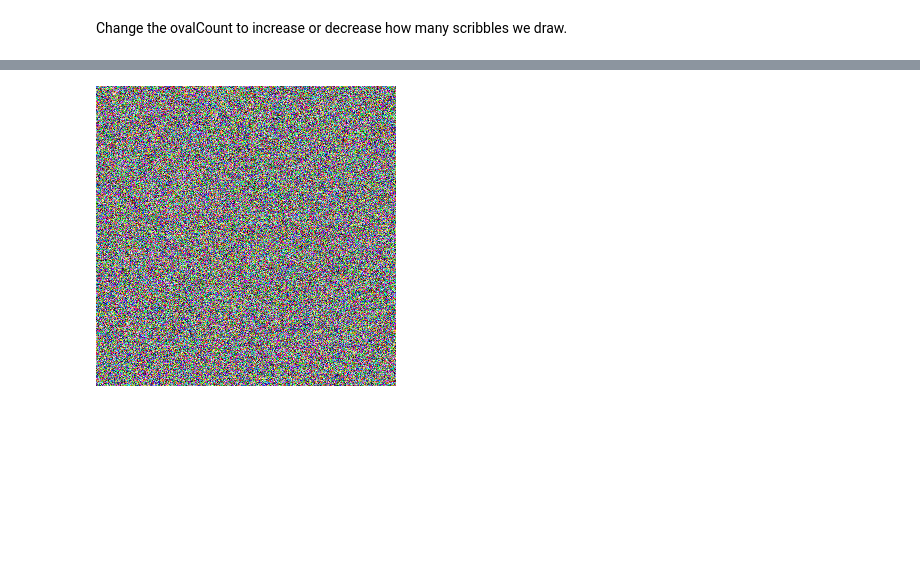
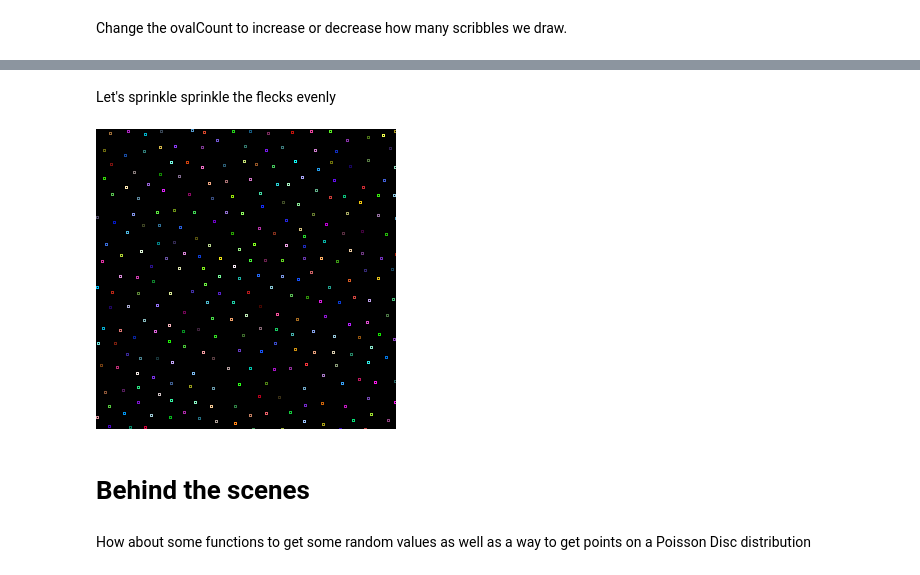
Before and after one commit to maiatoday/HelloNotebook, a Jupyter notebook: HelloNotebook.ipynb, the cells around one changed output, grey strips where cells are left out. Saved outputs shown, nothing was run; the diff lists cells and outputs as text; code cells hidden in the pictures; blank space fills up the shorter version.

Commit message:
Add some poissonDisc

```diff
--- a/HelloNotebook.ipynb
+++ b/HelloNotebook.ipynb
@@ -79,20 +71,27 @@ Let's try another one
+# %% [markdown]
+Let's sprinkle sprinkle the flecks evenly
 # %%
 val graphics = image.createGraphics()
 with(graphics) {
     background = Color.BLACK
     clearRect(0, 0, size.width, size.height)
     setRenderingHint(
         java.awt.RenderingHints.KEY_ANTIALIASING,
         java.awt.RenderingHints.VALUE_ANTIALIAS_ON
     )
-    for (x in 0..size.width)
-        for (y in 0..size.height) {
+
+    val stars = buildPoissonDiscPoints(size, 15f)
+    for (s in stars){
             color = randomColor()
-            drawRect(x, y, 1, 1)
+            drawRect(s.x, s.y, 2, 2)
         }
 
 }
 graphics.dispose()
 image
 # %% [output]
-[figure, old version]
+[figure, new version]
+# %% [markdown]
+# Behind the scenes
+# %% [markdown]
+How about some functions to get some random values as well as a way to get points on a Poisson Disc distribution
```
Also changed, not shown: parts of 7 cells of this notebook.
